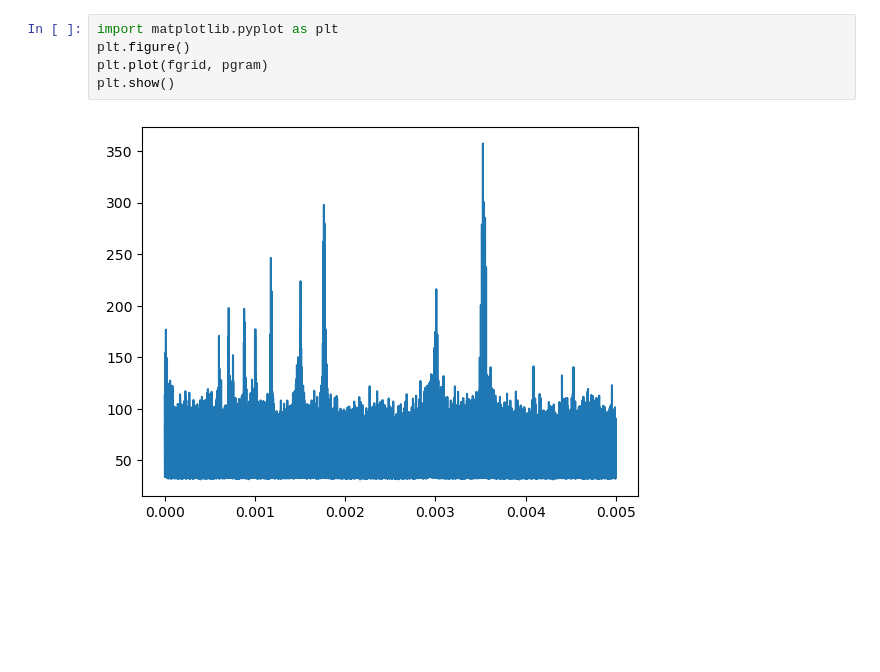
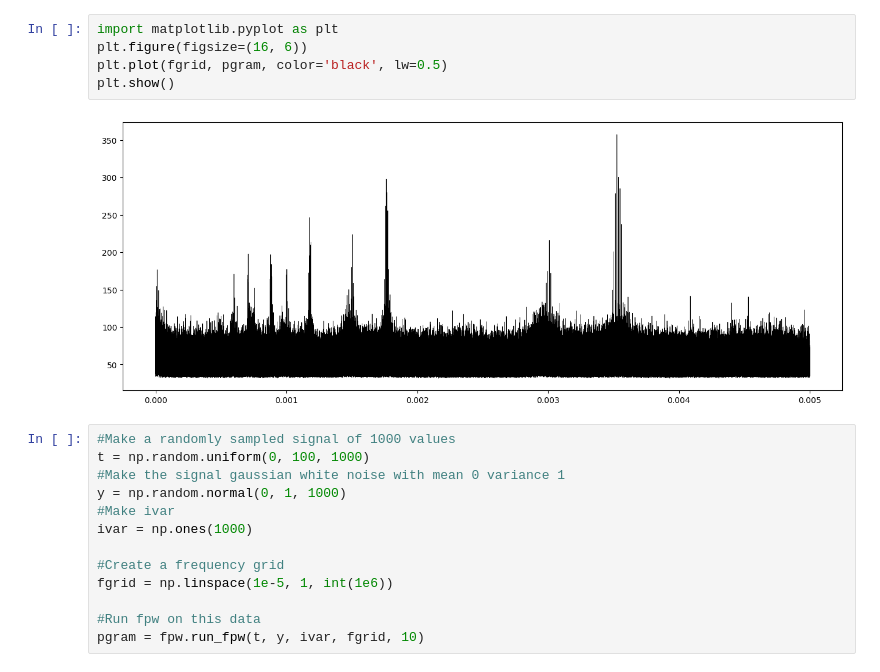
Before and after one commit to Sewhitebook/FPW, a Jupyter notebook: testfiles/test.ipynb, the cells around one changed output. Saved outputs shown, nothing was run; the diff lists cells and outputs as text; blank space fills up the shorter version.

```diff
--- a/testfiles/test.ipynb
+++ b/testfiles/test.ipynb
@@ -25,7 +25,20 @@ Wall time: 11.1 s
 # %%
 import matplotlib.pyplot as plt
-plt.figure()
-plt.plot(fgrid, pgram)
+plt.figure(figsize=(16, 6))
+plt.plot(fgrid, pgram, color='black', lw=0.5)
 plt.show()
 # %% [output]
-[figure, old version]
+[figure, new version]
+# %%
+#Make a randomly sampled signal of 1000 values
+t = np.random.uniform(0, 100, 1000)
+#Make the signal gaussian white noise with mean 0 variance 1
+y = np.random.normal(0, 1, 1000)
+#Make ivar
+ivar = np.ones(1000)
+
+#Create a frequency grid
+fgrid = np.linspace(1e-5, 1, int(1e6))
+
+#Run fpw on this data
+pgram = fpw.run_fpw(t, y, ivar, fgrid, 10)
```
Also changed, not shown: parts of 4 cells of this notebook, 16 other files.
